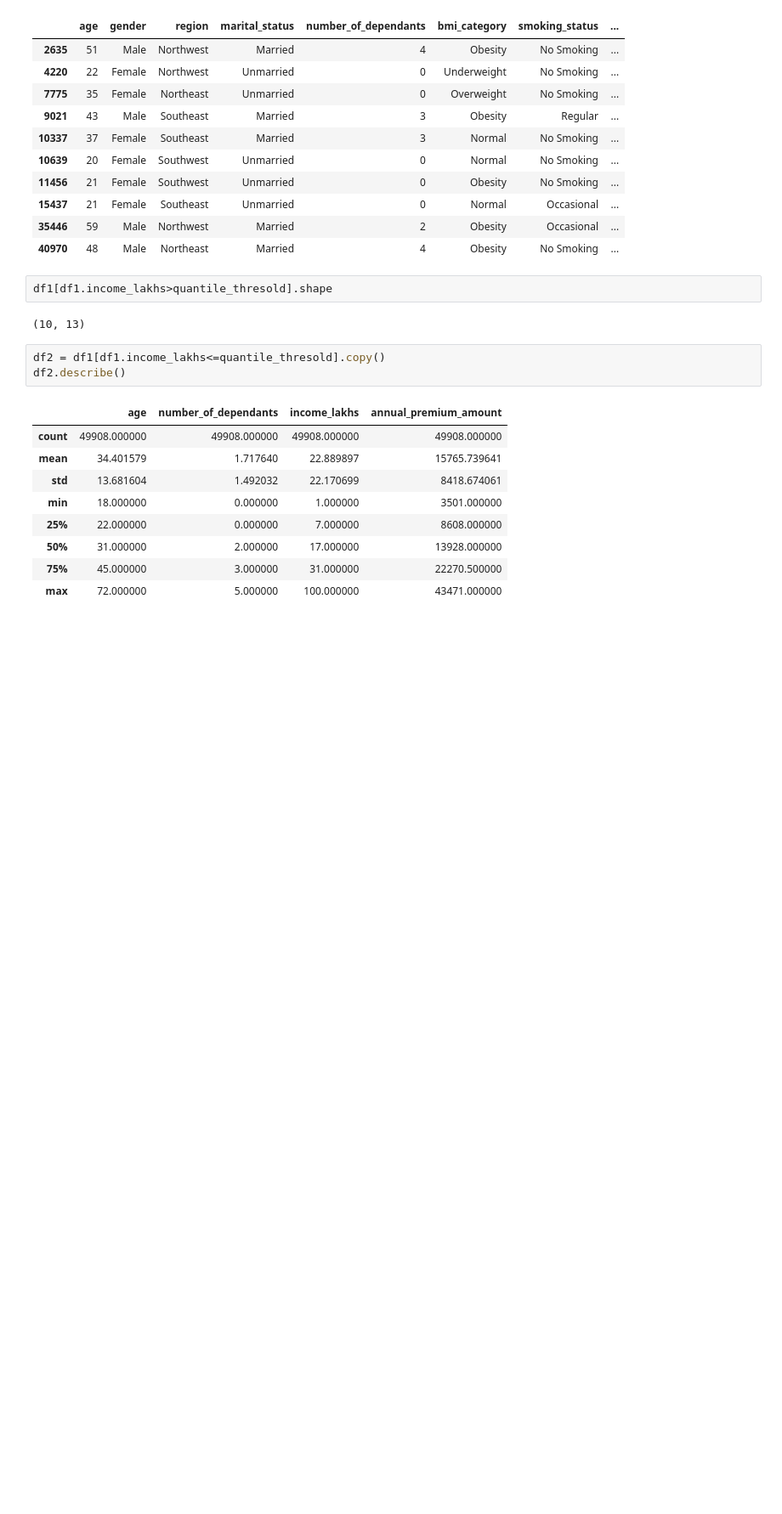
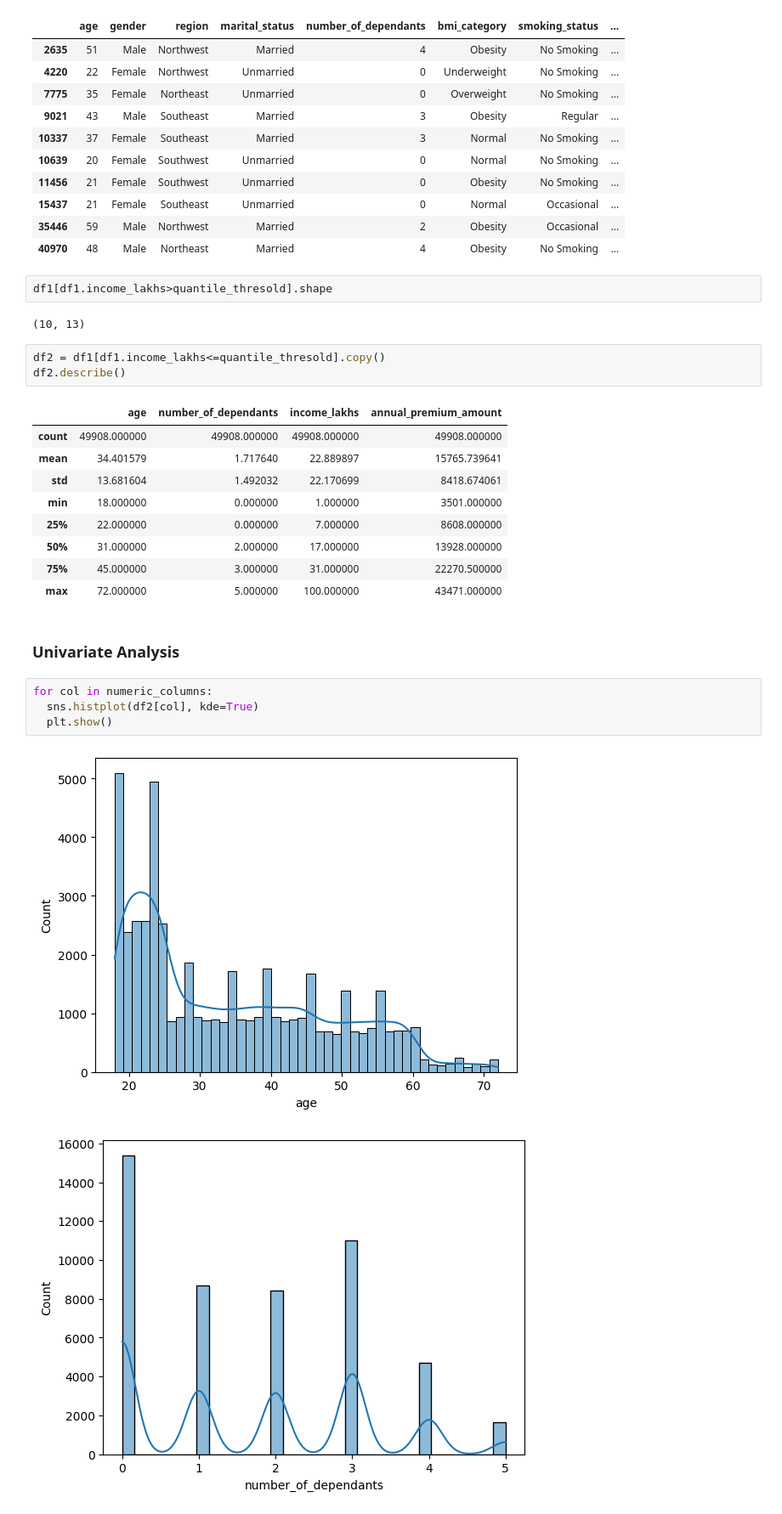
Before and after one commit to ByteMeRadi/Healthcare-Premium-Prediction-App, a Jupyter notebook: data_cleaning/ml_premium_prediction.ipynb, the cells around one changed output. Shown at 85% size. Saved outputs shown, nothing was run; the diff lists cells and outputs as text; blank space fills up the shorter version.

Commit message:
Completed the univariate analysis

```diff
--- a/data_cleaning/ml_premium_prediction.ipynb
+++ b/data_cleaning/ml_premium_prediction.ipynb
@@ -231,3 +231,12 @@ df2.describe()
 | 50% | 31.000000 | 2.000000 | 17.000000 | 13928.000000 |
 | 75% | 45.000000 | 3.000000 | 31.000000 | 22270.500000 |
 | max | 72.000000 | 5.000000 | 100.000000 | 43471.000000 |
+# %% [markdown]
+### Univariate Analysis
+# %%
+for col in numeric_columns:
+  sns.histplot(df2[col], kde=True)
+  plt.show()
+# %% [output]
+[figure, added]
+[figure, added]
```
Also changed, not shown: parts of 4 cells of this notebook.
